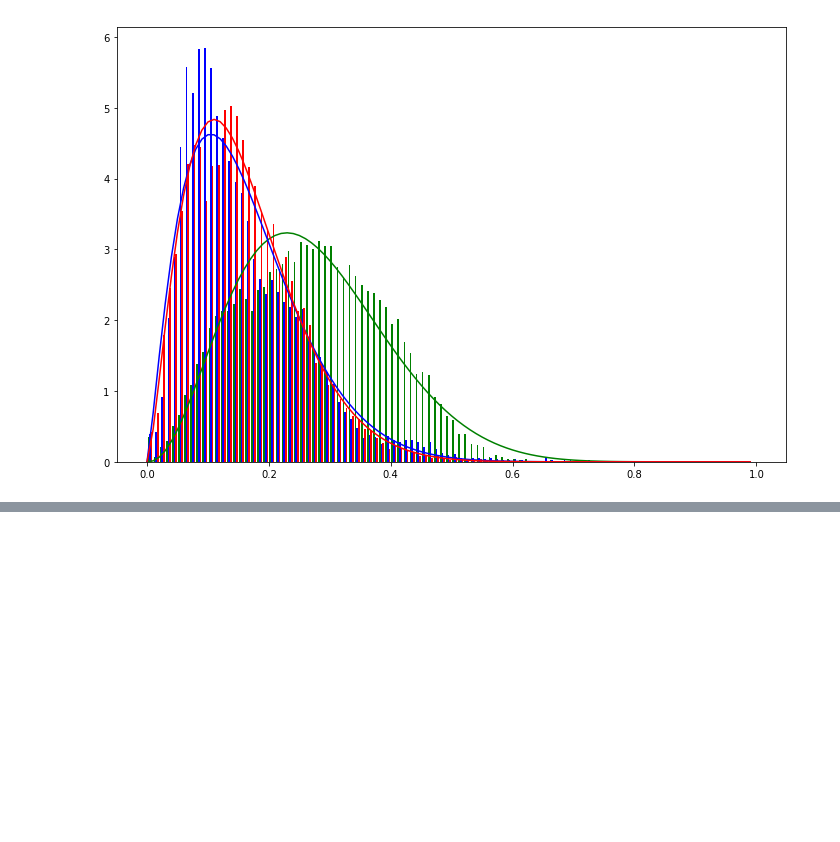
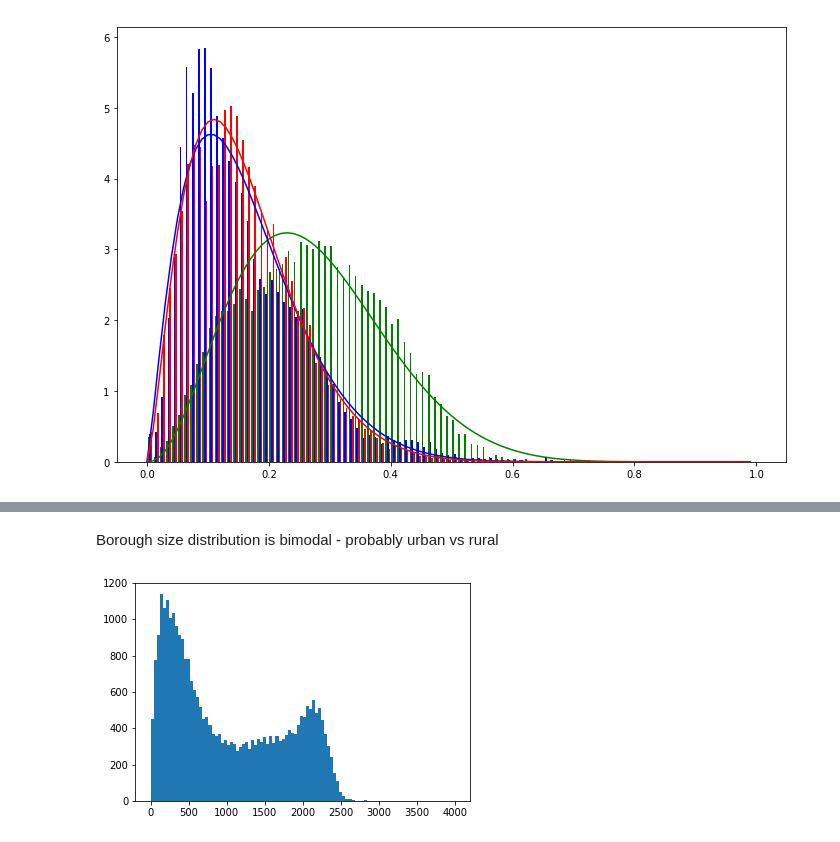
Before and after one commit to grep0/cvk, a Jupyter notebook: UkrainianElections2019.ipynb, the cells around one changed output, grey strips where cells are left out. Cells and saved outputs as stored; diff of their text form; code cells hidden in the pictures; blank space fills up the shorter version.

```diff
--- a/UkrainianElections2019.ipynb
+++ b/UkrainianElections2019.ipynb
@@ -117,0 +124,6 @@ plt.plot(xs, beta.pdf(xs,aZ,bZ), 'g',
+# %% [markdown]
+Borough size distribution is bimodal - probably urban vs rural
+# %%
+plt.hist(ALL, bins=100, range=(0,4000));
+# %% [output]
+[figure, added]
```
Also changed, not shown: parts of 10 cells of this notebook.
